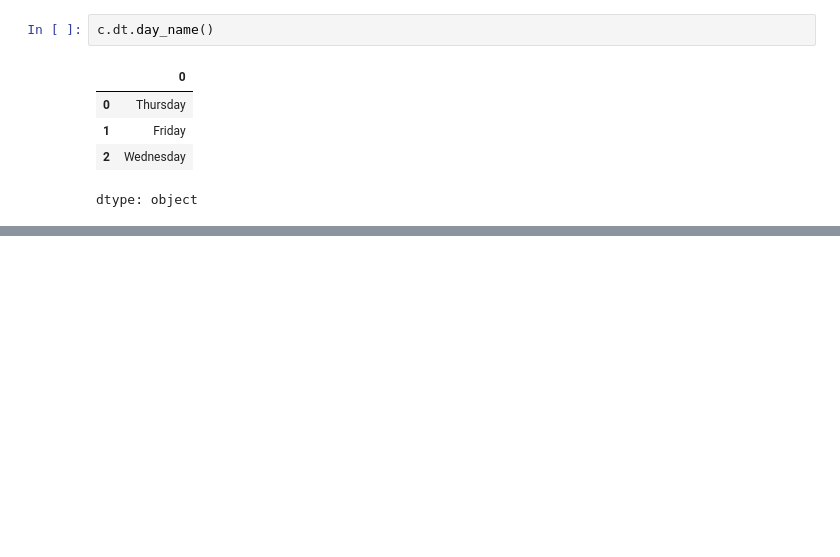
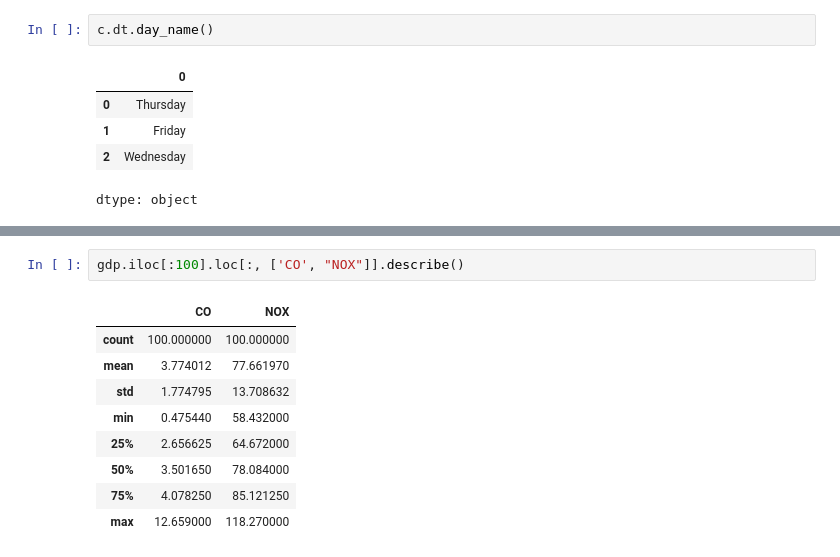
Before and after one commit to rajkonkret/PythonAnalizaDanych, a Jupyter notebook: zadanie_analiza.ipynb, the cells around one changed output, grey strips where cells are left out. Saved outputs shown, nothing was run; the diff lists cells and outputs as text; blank space fills up the shorter version.

```diff
--- a/zadanie_analiza.ipynb
+++ b/zadanie_analiza.ipynb
@@ -382,0 +418,12 @@ dtype: object
+# %%
+gdp.iloc[:100].loc[:, ['CO', "NOX"]].describe()
+# %% [output]
+|  | CO | NOX |
+| count | 100.000000 | 100.000000 |
+| mean | 3.774012 | 77.661970 |
+| std | 1.774795 | 13.708632 |
+| min | 0.475440 | 58.432000 |
+| 25% | 2.656625 | 64.672000 |
+| 50% | 3.501650 | 78.084000 |
+| 75% | 4.078250 | 85.121250 |
+| max | 12.659000 | 118.270000 |
```
Also changed, not shown: parts of 16 cells of this notebook.
